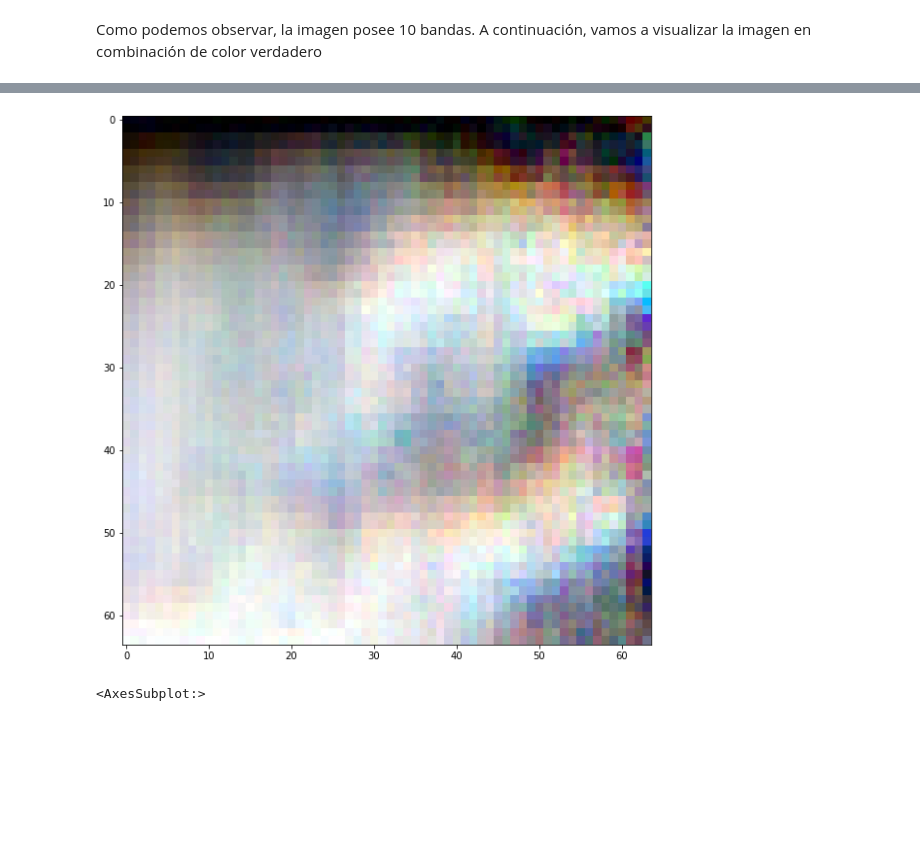
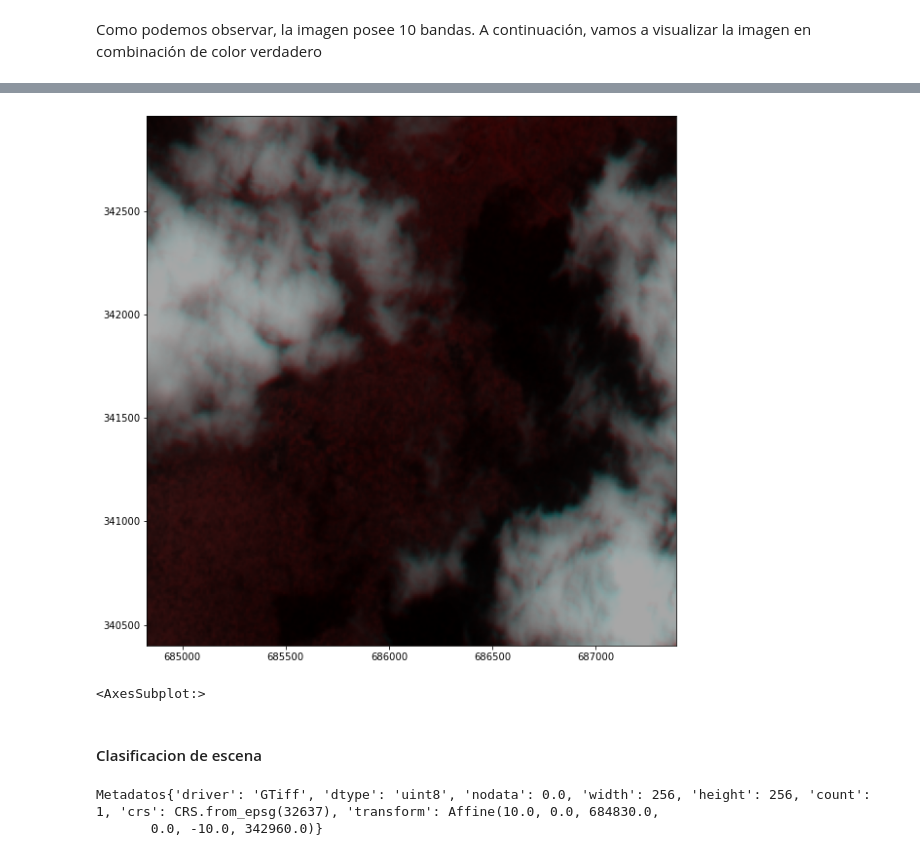
Before and after one commit to ggonzr/deep-learning-e2, a Jupyter notebook: notebook/entrega2.ipynb, the cells around one changed output, grey strips where cells are left out. Drawn from its saved outputs; the diff is of its cells as text; code cells hidden in the pictures; blank space fills up the shorter version.

```diff
--- a/notebook/entrega2.ipynb
+++ b/notebook/entrega2.ipynb
@@ -155,3 +196,8 @@ ex_img_cloudmask = glob.glob(f"{ex_img_folder}/cloudmask.*")[0]
+# %%
+# Bandas RGB de la imagen de ejemplo
+ex_img_red = glob.glob(f"{ex_img_folder}/B04.*")[0]
+ex_img_green = glob.glob(f"{ex_img_folder}/B03.*")[0]
+ex_img_blue = glob.glob(f"{ex_img_folder}/B02.*")[0]
 # %% [markdown]
 Con ello en mente tenemos las siguientes rutas
 # %%
@@ -200,3 +274,5 @@ Imagen
 # %%
-ex_image_rio = rio.open(ex_img_source)
+ex_image_red_rio = rio.open(ex_img_red)
+ex_image_green_rio = rio.open(ex_img_green)
+ex_image_blue_rio = rio.open(ex_img_blue)
 # %%
@@ -207,4 +283,6 @@ Metadatos{'driver': 'GTiff', 'dtype': 'uint16', 'nodata': None, 'width': 64, 'he
 # %% [markdown]
 Como podemos observar, la imagen posee 10 bandas. A continuación, vamos a visualizar la imagen en combinación de color verdadero
 # %%
-ex_image_data = ex_image_rio.read()
+ex_image_red_rio_data = ex_image_red_rio.read(1)
+ex_image_green_rio_data = ex_image_green_rio.read(1)
+ex_image_green_rio_data = ex_image_blue_rio.read(1)
@@ -225,19 +291,25 @@ array([[3687, 3690, 3672, ..., 4469, 4473, 4465],
 # %%
 # Combinación RGB
 ex_image_rgb = np.array([
-    ex_image_data[4],
-    ex_image_data[3],
-    ex_image_data[2],
+    ex_image_red_rio_data,
+    ex_image_green_rio_data,
+    ex_image_green_rio_data
 ])
 
 # Reescalar los datos de las bandas
 mms = MinMaxScaler(feature_range=(0, 255))
 ex_c = ex_image_rgb.copy()
-for band in range(ex_c.shape[0]):
-    ex_c[band] = mms.fit_transform(ex_c[band])
+p2, p98 = np.percentile(ex_c, (2,98))
+
+image = exposure.rescale_intensity(ex_c, in_range=(p2, p98)) / 100000
+
+#for band in range(ex_c.shape[0]):
+#    ex_c[band] = mms.fit_transform(ex_c[band])
 
 # Mostrar
-rio_plot.show(ex_c)
+rio_plot.show(image, transform=ex_image_red_rio.transform)
 # %% [output]
-[figure, old version]
+[figure, new version]
 <AxesSubplot:>
+# %% [markdown]
+#### Clasificacion de escena
@@ -243,0 +319,5 @@ rio_plot.show(ex_c)
+# %%
+print(f"Metadatos{ex_mask_rio.meta}")
+# %% [output]
+Metadatos{'driver': 'GTiff', 'dtype': 'uint8', 'nodata': 0.0, 'width': 256, 'height': 256, 'count': 1, 'crs': CRS.from_epsg(32637), 'transform': Affine(10.0, 0.0, 684830.0,
+       0.0, -10.0, 342960.0)}
```
Also changed, not shown: parts of 42 cells of this notebook, 1 other file.
